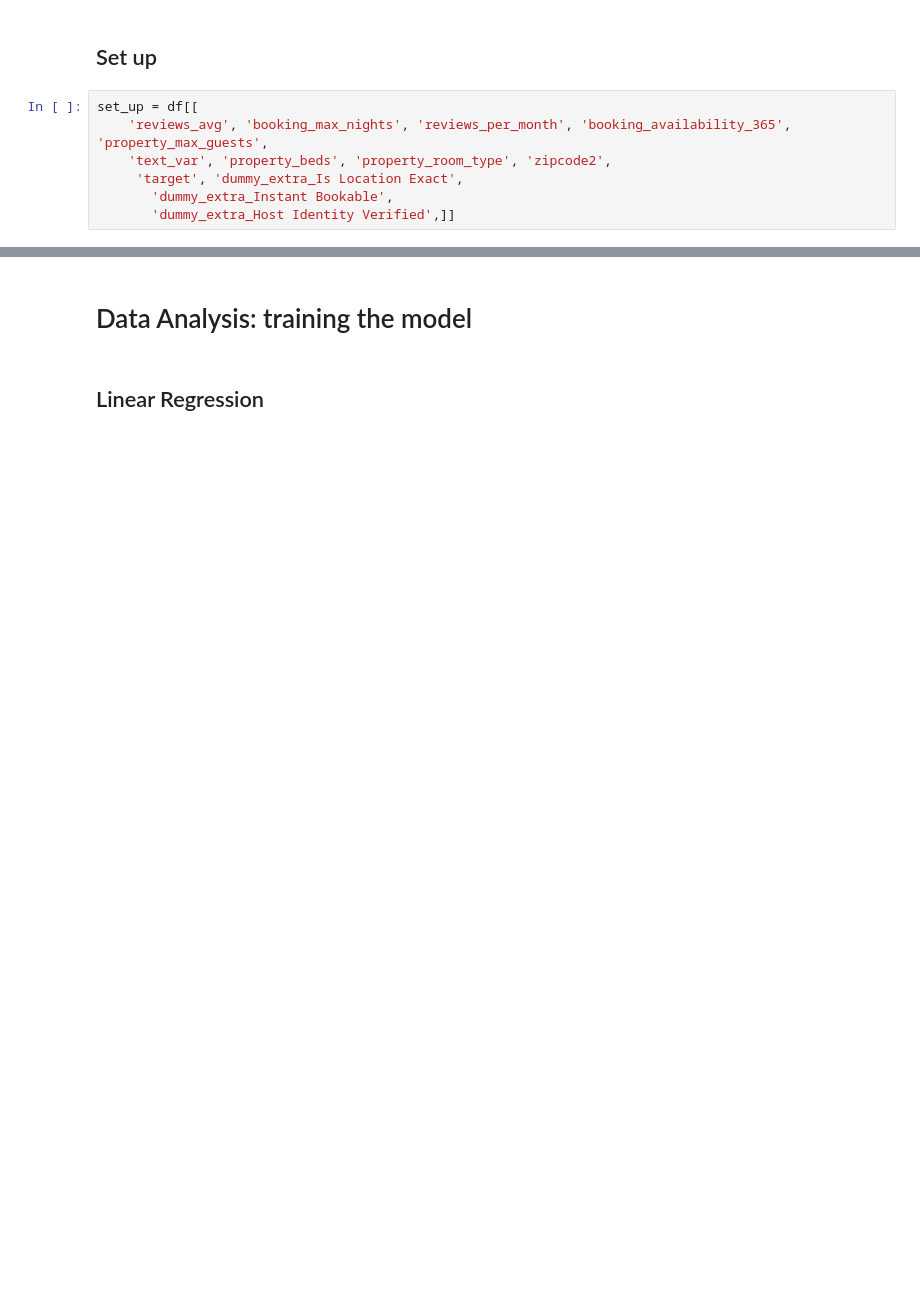
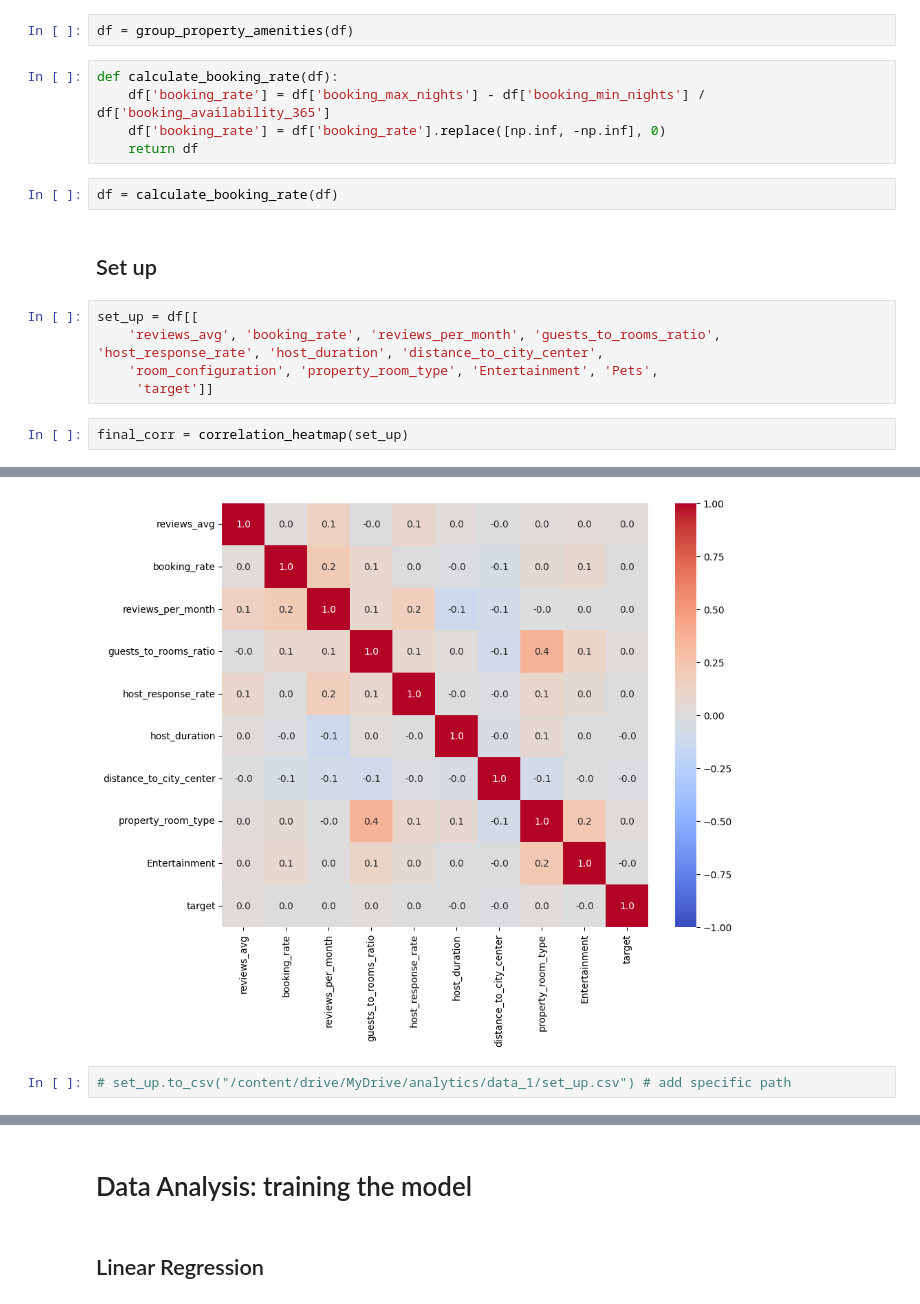
Before and after one commit to davidfrostcruz/advance_analytics, a Jupyter notebook: assignment_tabular_data.ipynb, the cells around one changed output, grey strips where cells are left out. Saved outputs shown, nothing was run; the diff lists cells and outputs as text; blank space fills up the shorter version.

```diff
--- a/assignment_tabular_data.ipynb
+++ b/assignment_tabular_data.ipynb
@@ -823,9 +1046,19 @@ df = add_zipcode2_column(df)
+# %%
+df = group_property_amenities(df)
+# %%
+def calculate_booking_rate(df):
+    df['booking_rate'] = df['booking_max_nights'] - df['booking_min_nights'] / df['booking_availability_365']
+    df['booking_rate'] = df['booking_rate'].replace([np.inf, -np.inf], 0)
+    return df
+# %%
+df = calculate_booking_rate(df)
 # %% [markdown]
 ## Set up
-# %%
-set_up = df[[
-    'reviews_avg', 'booking_max_nights', 'reviews_per_month', 'booking_availability_365', 'property_max_guests',
-    'text_var', 'property_beds', 'property_room_type', 'zipcode2',
-     'target', 'dummy_extra_Is Location Exact',
-       'dummy_extra_Instant Bookable',
-       'dummy_extra_Host Identity Verified',]]
+# %%
+set_up = df[[
+    'reviews_avg', 'booking_rate', 'reviews_per_month', 'guests_to_rooms_ratio', 'host_response_rate', 'host_duration', 'distance_to_city_center',
+    'room_configuration', 'property_room_type', 'Entertainment', 'Pets',
+     'target']]
+# %%
+final_corr = correlation_heatmap(set_up)
+# %% [output]
@@ -832,3 +1077,6 @@ set_up = df[[
+[figure, added]
+# %%
+# set_up.to_csv("/content/drive/MyDrive/analytics/data_1/set_up.csv") # add specific path
 # %%
 # Extracting correct features
 from sklearn.model_selection import train_test_split
```
Also changed, not shown: parts of 97 cells of this notebook.
